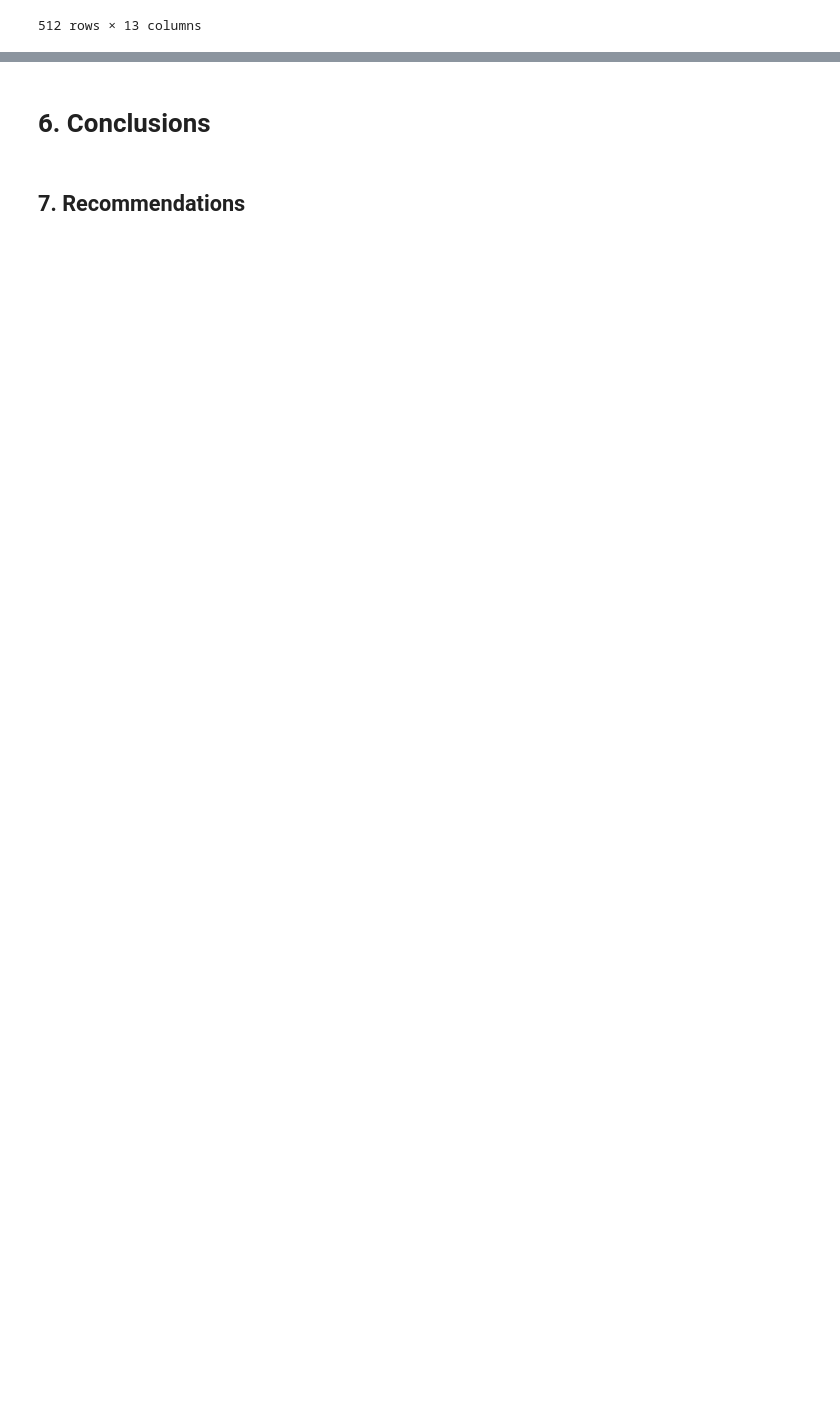
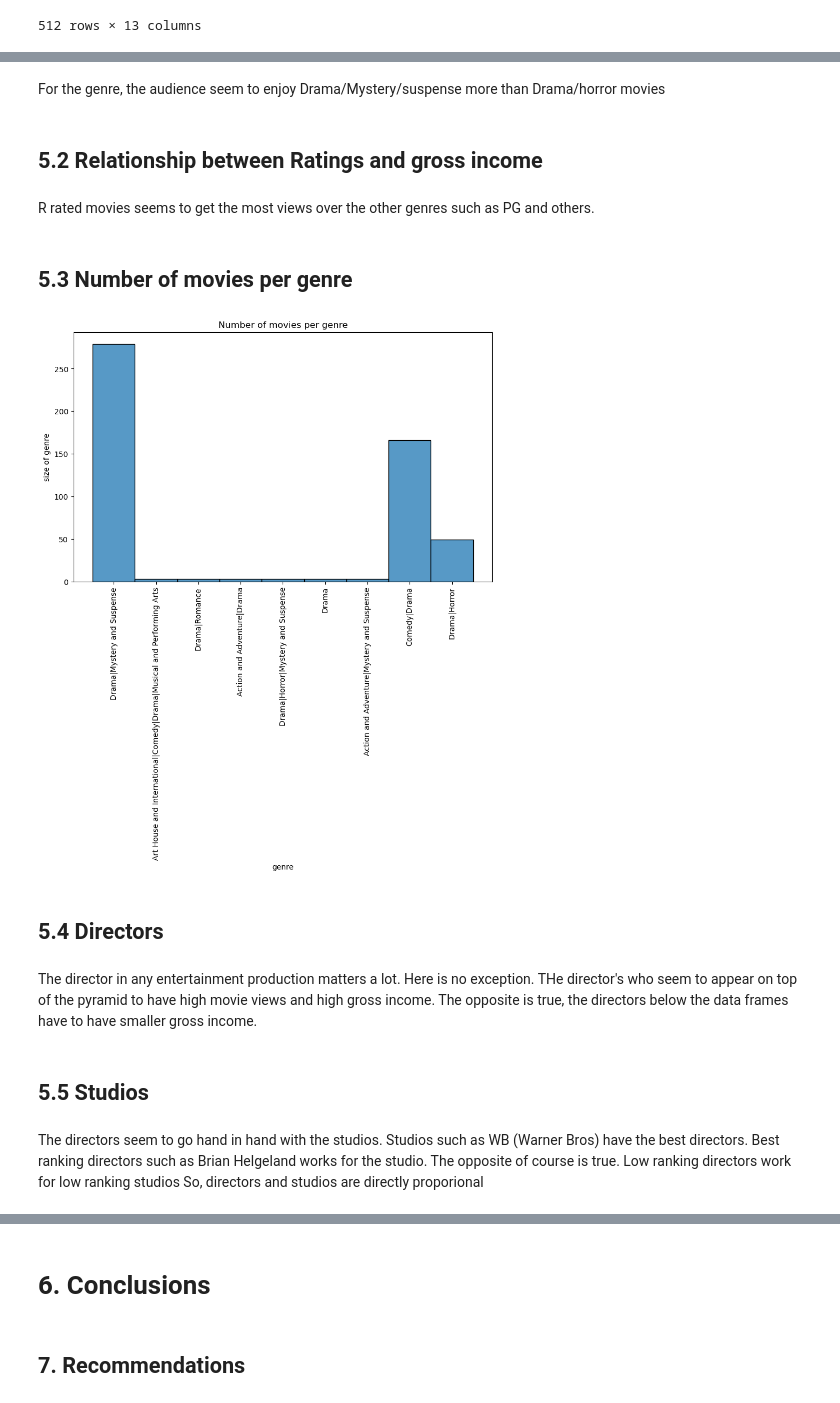
Before and after one commit to MuchiriKinyua/Microsoft-Movie-Project, a Jupyter notebook: Microsoft Movie project.ipynb, the cells around one changed output, grey strips where cells are left out. Saved outputs shown, nothing was run; the diff lists cells and outputs as text; code cells hidden in the pictures; blank space fills up the shorter version.

Commit message:
Relationship between genre and total gross

```diff
--- a/Microsoft Movie project.ipynb
+++ b/Microsoft Movie project.ipynb
@@ -911,0 +857,29 @@ plt.show()
+# %% [markdown]
+For the genre, the audience seem to enjoy Drama/Mystery/suspense more than Drama/horror movies
+# %% [markdown]
+## 5.2 Relationship between Ratings and gross income
+# %% [markdown]
+R rated movies seems to get the most views over the other genres such as PG and others.
+# %% [markdown]
+## 5.3 Number of movies per genre
+# %%
+fig, ax = plt.subplots(figsize=(10, 6))
+sns.histplot(bom_and_rt["genre"], bins = 5, edgecolor = "black")
+plt.title("Number of movies per genre")
+plt.xlabel("genre")
+plt.ylabel("size of genre")
+plt.xticks(rotation = 90)
+plt.show()
+# %% [output]
+[figure, added]
+# %% [markdown]
+## 5.4 Directors
+# %% [markdown]
+The director in any entertainment production matters a lot. Here is no exception. THe director's who seem to appear on top of the pyramid to have high movie views and high gross income. </br>
+The opposite is true, the directors below the data frames have to have smaller gross income.
+# %% [markdown]
+## 5.5 Studios
+# %% [markdown]
+The directors seem to go hand in hand with the studios. Studios such as WB (Warner Bros) have the best directors. Best ranking directors such as Brian Helgeland works for the studio. </br>
+The opposite of course is true. Low ranking directors work for low ranking studios </br>
+So, directors and studios are directly proporional
```
Also changed, not shown: parts of 27 cells of this notebook.
